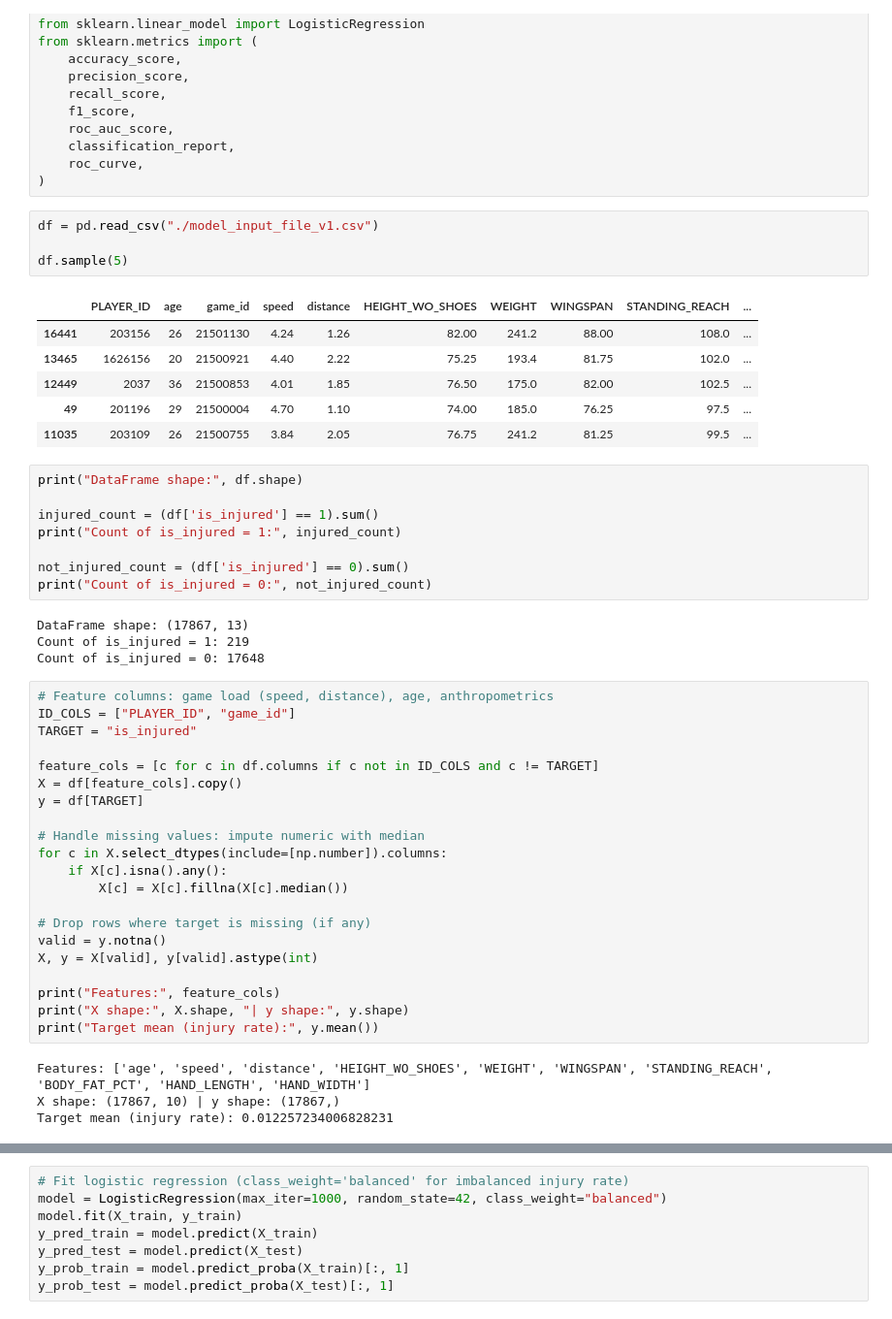
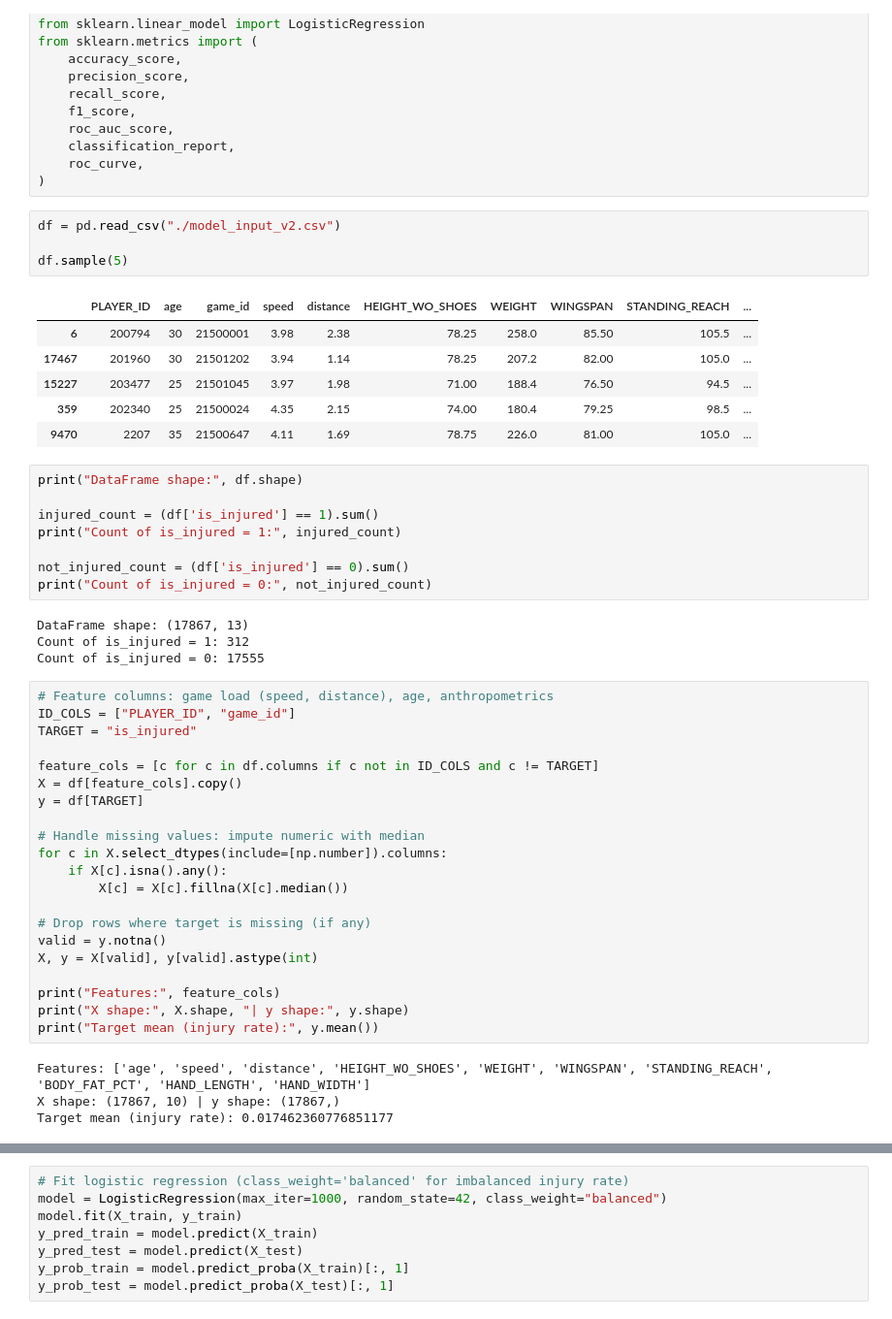
Before and after one commit to YusufAlam1/BALL, a Jupyter notebook: src/ball/models/injury_prediction/v1/LOG_REG.ipynb, the cells around one changed output, grey strips where cells are left out. Shown at 97% size. Drawn from its saved outputs; the diff is of its cells as text.

Commit message:
fix: model input query to reliably fetch previous game numbers
in doing this, ROC AUC imrpoves by 8 points (12%)

```diff
--- a/src/ball/models/injury_prediction/v1/LOG_REG.ipynb
+++ b/src/ball/models/injury_prediction/v1/LOG_REG.ipynb
@@ -19,16 +19,16 @@ from sklearn.metrics import (
     roc_curve,
 )
 # %%
-df = pd.read_csv("./model_input_file_v1.csv")
+df = pd.read_csv("./model_input_v2.csv")
 
 df.sample(5)
 # %% [output]
 |  | PLAYER_ID | age | game_id | speed | distance | HEIGHT_WO_SHOES | WEIGHT | WINGSPAN | STANDING_REACH | ... |
-| 16441 | 203156 | 26 | 21501130 | 4.24 | 1.26 | 82.00 | 241.2 | 88.00 | 108.0 | ... |
-| 13465 | 1626156 | 20 | 21500921 | 4.40 | 2.22 | 75.25 | 193.4 | 81.75 | 102.0 | ... |
-| 12449 | 2037 | 36 | 21500853 | 4.01 | 1.85 | 76.50 | 175.0 | 82.00 | 102.5 | ... |
-| 49 | 201196 | 29 | 21500004 | 4.70 | 1.10 | 74.00 | 185.0 | 76.25 | 97.5 | ... |
-| 11035 | 203109 | 26 | 21500755 | 3.84 | 2.05 | 76.75 | 241.2 | 81.25 | 99.5 | ... |
+| 6 | 200794 | 30 | 21500001 | 3.98 | 2.38 | 78.25 | 258.0 | 85.50 | 105.5 | ... |
+| 17467 | 201960 | 30 | 21501202 | 3.94 | 1.14 | 78.25 | 207.2 | 82.00 | 105.0 | ... |
+| 15227 | 203477 | 25 | 21501045 | 3.97 | 1.98 | 71.00 | 188.4 | 76.50 | 94.5 | ... |
+| 359 | 202340 | 25 | 21500024 | 4.35 | 2.15 | 74.00 | 180.4 | 79.25 | 98.5 | ... |
+| 9470 | 2207 | 35 | 21500647 | 4.11 | 1.69 | 78.75 | 226.0 | 81.00 | 105.0 | ... |
 # %%
 print("DataFrame shape:", df.shape)
 
@@ -39,8 +39,8 @@ not_injured_count = (df['is_injured'] == 0).sum()
 print("Count of is_injured = 0:", not_injured_count)
 # %% [output]
 DataFrame shape: (17867, 13)
-Count of is_injured = 1: 219
-Count of is_injured = 0: 17648
+Count of is_injured = 1: 312
+Count of is_injured = 0: 17555
 # %%
 # Feature columns: game load (speed, distance), age, anthropometrics
 ID_COLS = ["PLAYER_ID", "game_id"]
@@ -65,7 +65,7 @@ print("Target mean (injury rate):", y.mean())
 # %% [output]
 Features: ['age', 'speed', 'distance', 'HEIGHT_WO_SHOES', 'WEIGHT', 'WINGSPAN', 'STANDING_REACH', 'BODY_FAT_PCT', 'HAND_LENGTH', 'HAND_WIDTH']
 X shape: (17867, 10) | y shape: (17867,)
-Target mean (injury rate): 0.012257234006828231
+Target mean (injury rate): 0.017462360776851177
 # %%
 # Train/test split (stratify on binary target for similar injury rate)
 X_train, X_test, y_train, y_test = train_test_split(
```
Also changed, not shown: parts of 7 cells of this notebook, 4 other files.
